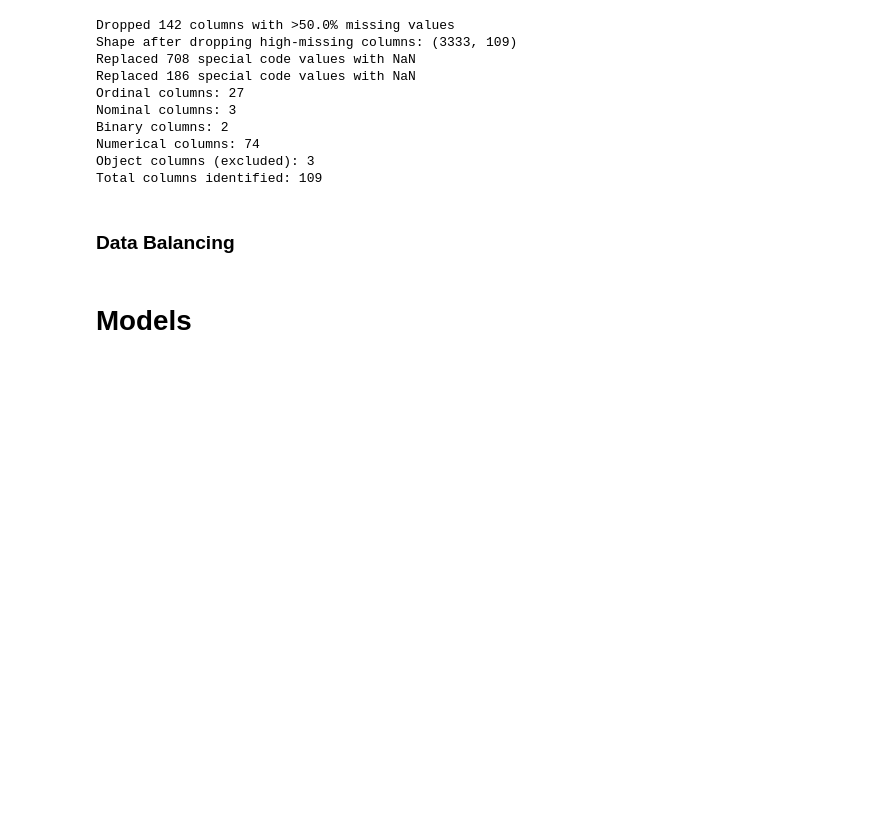
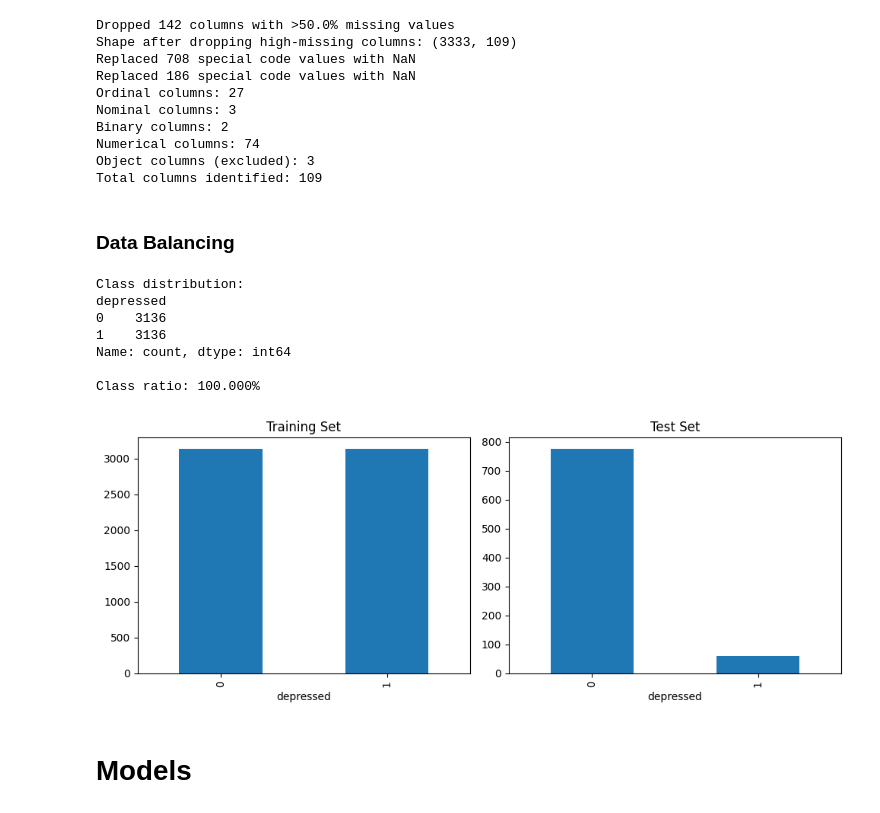
Before and after one commit to Jasperdetweede/DSAIT4020-A2, a Jupyter notebook: main.ipynb, the cells around one changed output. Cells and saved outputs as stored; diff of their text form; code cells hidden in the pictures; blank space fills up the shorter version.

Commit message:
Visualise SMOTE

```diff
--- a/main.ipynb
+++ b/main.ipynb
@@ -67,6 +67,29 @@ from data_balancing import resample_training_data
 
 if DO_SMOTE:
     X_train, y_train, y_embed_train = resample_training_data(X_train, y_train, y_embed_train, random_state=STATE)
+# %%
+import matplotlib.pyplot as plt
+
+# Check class distribution
+print("Class distribution:")
+print(y_train.value_counts())
+print(f"\nClass ratio: {100*(y_train.value_counts()[1] / y_train.value_counts()[0]):.3f}%")
+
+# Visualize
+fig, ax = plt.subplots(1, 2, figsize=(10, 4))
+y_train.value_counts().plot(kind='bar', ax=ax[0], title='Training Set')
+y_test.value_counts().plot(kind='bar', ax=ax[1], title='Test Set')
+plt.tight_layout()
+plt.show()
+# %% [output]
+Class distribution:
+depressed
+0    3136
+1    3136
+Name: count, dtype: int64
+
+Class ratio: 100.000%
+[figure, added]
 # %% [markdown]
 # **Models**
 # %%
```
Also changed, not shown: parts of 1 cell of this notebook.
